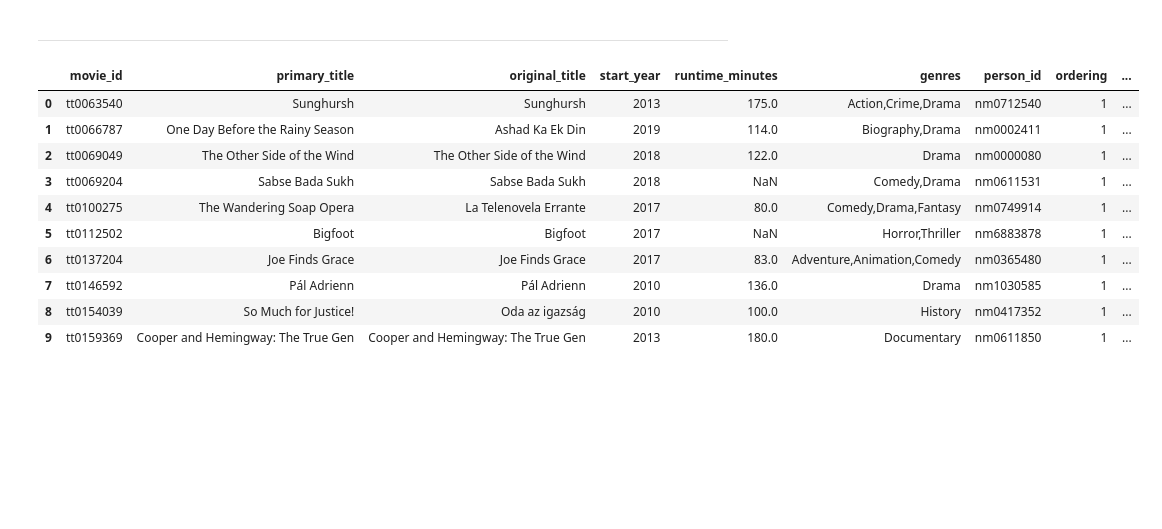
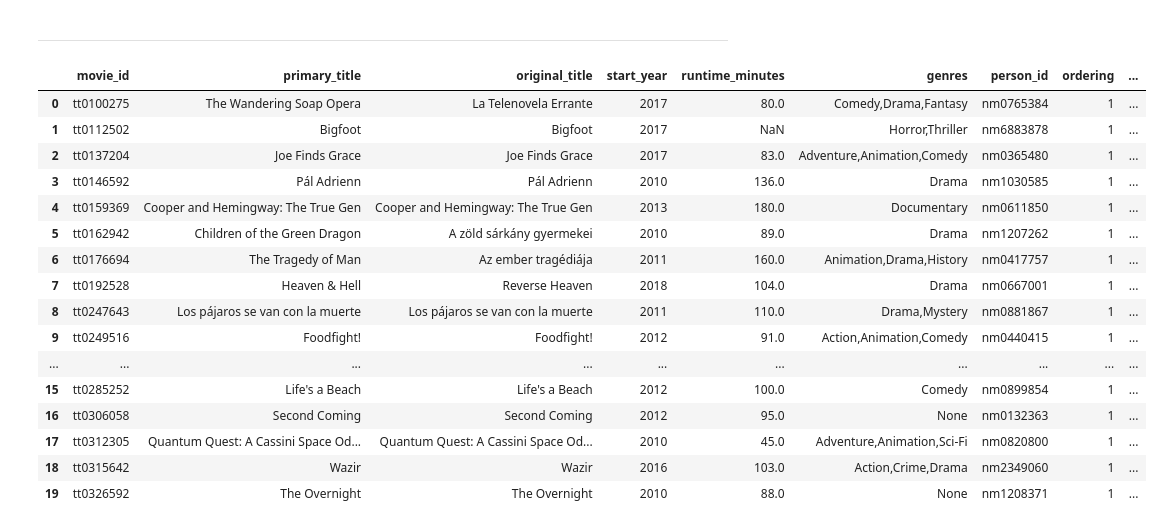
Before and after one commit to learn-co-curriculum/dsc-phase-2-project-v3, a Jupyter notebook: main_workbook.ipynb, the cells around one changed output. Drawn from its saved outputs; the diff is of its cells as text; code cells hidden in the pictures; blank space fills up the shorter version.

```diff
--- a/main_workbook.ipynb
+++ b/main_workbook.ipynb
@@ -181,28 +188,35 @@ pd.read_sql(q, conn)
 # %% [markdown]
 ---
 # %%
-# Movie_Basics
+# joined file
 q = '''
 SELECT *
 FROM movie_basics mb
 JOIN directors dr USING(movie_id)
 JOIN principals pr USING(movie_id)
 JOIN persons p USING(person_id)
 JOIN movie_ratings mr USING(movie_id)
+WHERE death_year IS NULL
 GROUP BY movie_id
-LIMIT 10
+LIMIT 20
 ;
 '''
 pd.read_sql(q, conn)
 # %% [output]
 |  | movie_id | primary_title | original_title | start_year | runtime_minutes | genres | person_id | ordering | ... |
-| 0 | tt0063540 | Sunghursh | Sunghursh | 2013 | 175.0 | Action,Crime,Drama | nm0712540 | 1 | ... |
-| 1 | tt0066787 | One Day Before the Rainy Season | Ashad Ka Ek Din | 2019 | 114.0 | Biography,Drama | nm0002411 | 1 | ... |
-| 2 | tt0069049 | The Other Side of the Wind | The Other Side of the Wind | 2018 | 122.0 | Drama | nm0000080 | 1 | ... |
-| 3 | tt0069204 | Sabse Bada Sukh | Sabse Bada Sukh | 2018 | NaN | Comedy,Drama | nm0611531 | 1 | ... |
-| 4 | tt0100275 | The Wandering Soap Opera | La Telenovela Errante | 2017 | 80.0 | Comedy,Drama,Fantasy | nm0749914 | 1 | ... |
-| 5 | tt0112502 | Bigfoot | Bigfoot | 2017 | NaN | Horror,Thriller | nm6883878 | 1 | ... |
-| 6 | tt0137204 | Joe Finds Grace | Joe Finds Grace | 2017 | 83.0 | Adventure,Animation,Comedy | nm0365480 | 1 | ... |
-| 7 | tt0146592 | Pál Adrienn | Pál Adrienn | 2010 | 136.0 | Drama | nm1030585 | 1 | ... |
-| 8 | tt0154039 | So Much for Justice! | Oda az igazság | 2010 | 100.0 | History | nm0417352 | 1 | ... |
-| 9 | tt0159369 | Cooper and Hemingway: The True Gen | Cooper and Hemingway: The True Gen | 2013 | 180.0 | Documentary | nm0611850 | 1 | ... |
+| 0 | tt0100275 | The Wandering Soap Opera | La Telenovela Errante | 2017 | 80.0 | Comedy,Drama,Fantasy | nm0765384 | 1 | ... |
+| 1 | tt0112502 | Bigfoot | Bigfoot | 2017 | NaN | Horror,Thriller | nm6883878 | 1 | ... |
+| 2 | tt0137204 | Joe Finds Grace | Joe Finds Grace | 2017 | 83.0 | Adventure,Animation,Comedy | nm0365480 | 1 | ... |
+| 3 | tt0146592 | Pál Adrienn | Pál Adrienn | 2010 | 136.0 | Drama | nm1030585 | 1 | ... |
+| 4 | tt0159369 | Cooper and Hemingway: The True Gen | Cooper and Hemingway: The True Gen | 2013 | 180.0 | Documentary | nm0611850 | 1 | ... |
+| 5 | tt0162942 | Children of the Green Dragon | A zöld sárkány gyermekei | 2010 | 89.0 | Drama | nm1207262 | 1 | ... |
+| 6 | tt0176694 | The Tragedy of Man | Az ember tragédiája | 2011 | 160.0 | Animation,Drama,History | nm0417757 | 1 | ... |
+| 7 | tt0192528 | Heaven & Hell | Reverse Heaven | 2018 | 104.0 | Drama | nm0667001 | 1 | ... |
+| 8 | tt0247643 | Los pájaros se van con la muerte | Los pájaros se van con la muerte | 2011 | 110.0 | Drama,Mystery | nm0881867 | 1 | ... |
+| 9 | tt0249516 | Foodfight! | Foodfight! | 2012 | 91.0 | Action,Animation,Comedy | nm0440415 | 1 | ... |
+| ... | ... | ... | ... | ... | ... | ... | ... | ... | ... |
+| 15 | tt0285252 | Life's a Beach | Life's a Beach | 2012 | 100.0 | Comedy | nm0899854 | 1 | ... |
+| 16 | tt0306058 | Second Coming | Second Coming | 2012 | 95.0 | None | nm0132363 | 1 | ... |
+| 17 | tt0312305 | Quantum Quest: A Cassini Space Od... | Quantum Quest: A Cassini Space Od... | 2010 | 45.0 | Adventure,Animation,Sci-Fi | nm0820800 | 1 | ... |
+| 18 | tt0315642 | Wazir | Wazir | 2016 | 103.0 | Action,Crime,Drama | nm2349060 | 1 | ... |
+| 19 | tt0326592 | The Overnight | The Overnight | 2010 | 88.0 | None | nm1208371 | 1 | ... |
```
Also changed, not shown: parts of 10 cells of this notebook.
